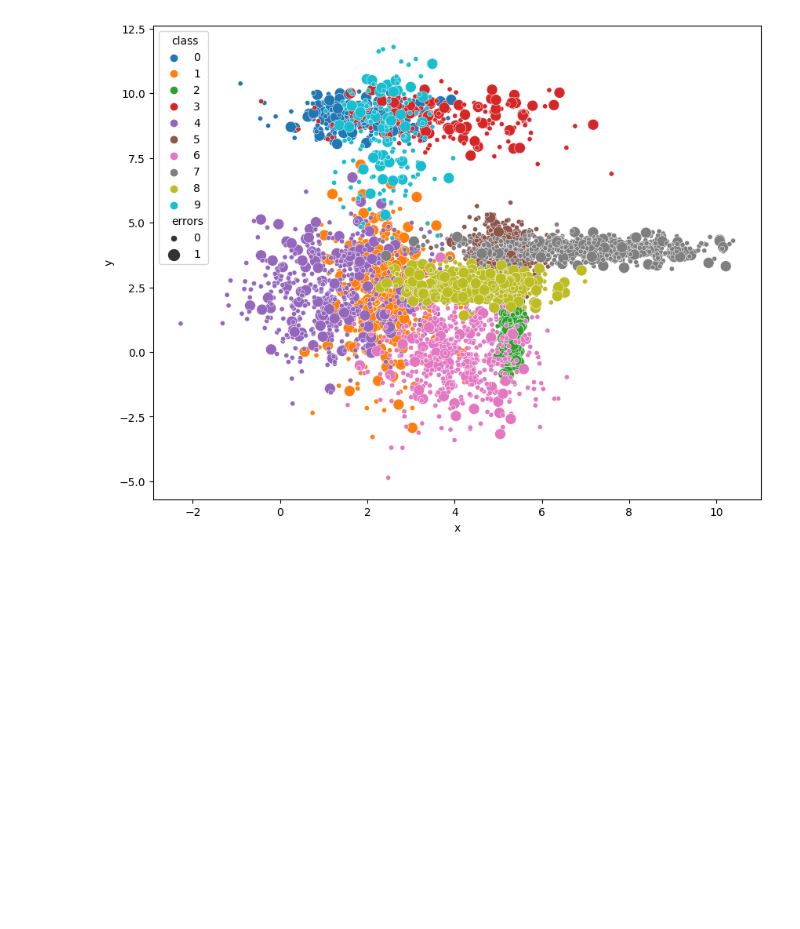
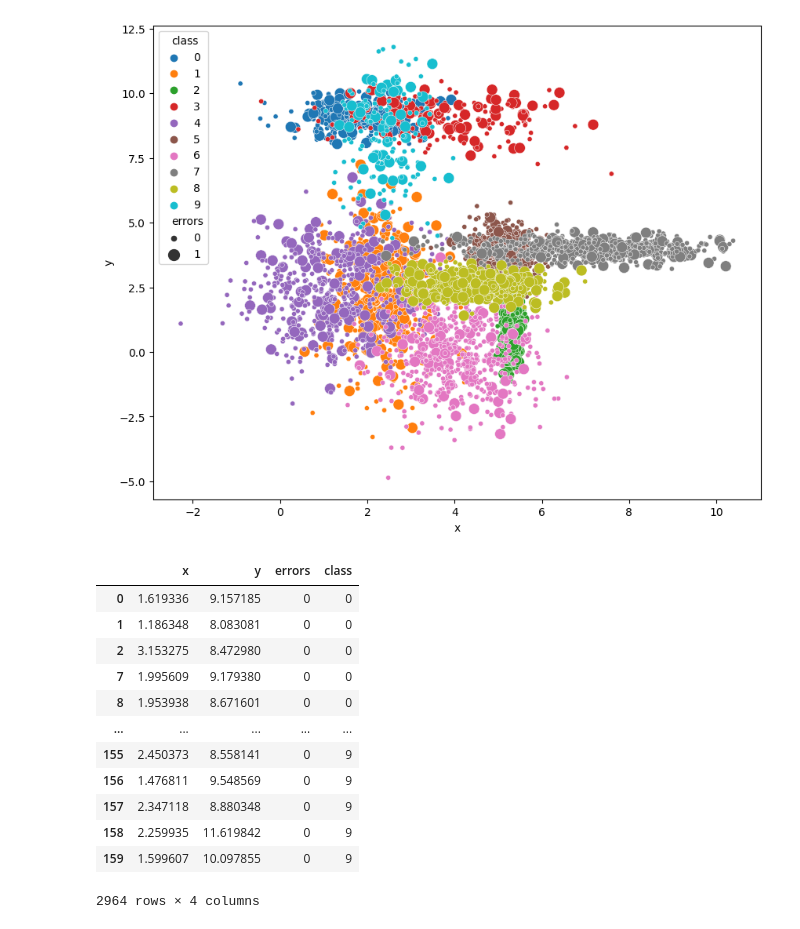
Before and after one commit to Sm2468/msc_thesis, a Jupyter notebook: Pipeline/synthetic_data.ipynb, the cells around one changed output. Drawn from its saved outputs; the diff is of its cells as text; code cells hidden in the pictures; blank space fills up the shorter version.

```diff
--- a/Pipeline/synthetic_data.ipynb
+++ b/Pipeline/synthetic_data.ipynb
@@ -75,5 +75,29 @@ plt.show()
 
 [4032 rows x 4 columns]
 [figure]
+# %%
+# Adding simulated ground truth labels and predictions columns to df
+
+df.head()
+
+# number of errors
+df.loc[df['errors']==1]
+
+# number of correct labels
+df.loc[df['errors'] == 0]
+# %% [output]
+|  | x | y | errors | class |
+| 0 | 1.619336 | 9.157185 | 0 | 0 |
+| 1 | 1.186348 | 8.083081 | 0 | 0 |
+| 2 | 3.153275 | 8.472980 | 0 | 0 |
+| 7 | 1.995609 | 9.179380 | 0 | 0 |
+| 8 | 1.953938 | 8.671601 | 0 | 0 |
+| ... | ... | ... | ... | ... |
+| 155 | 2.450373 | 8.558141 | 0 | 9 |
+| 156 | 1.476811 | 9.548569 | 0 | 9 |
+| 157 | 2.347118 | 8.880348 | 0 | 9 |
+| 158 | 2.259935 | 11.619842 | 0 | 9 |
+| 159 | 1.599607 | 10.097855 | 0 | 9 |
+2964 rows × 4 columns
 # %%
 import os
```
Also changed, not shown: parts of 1 cell of this notebook, 5 other files.
